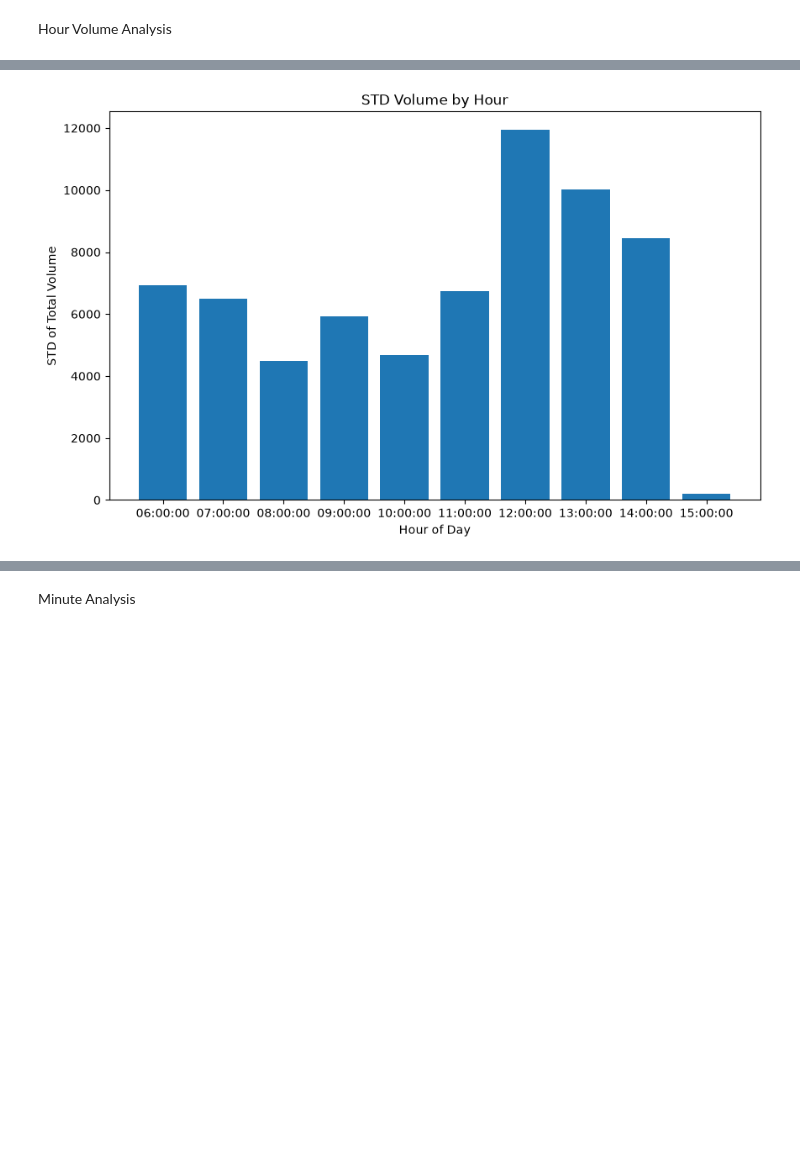
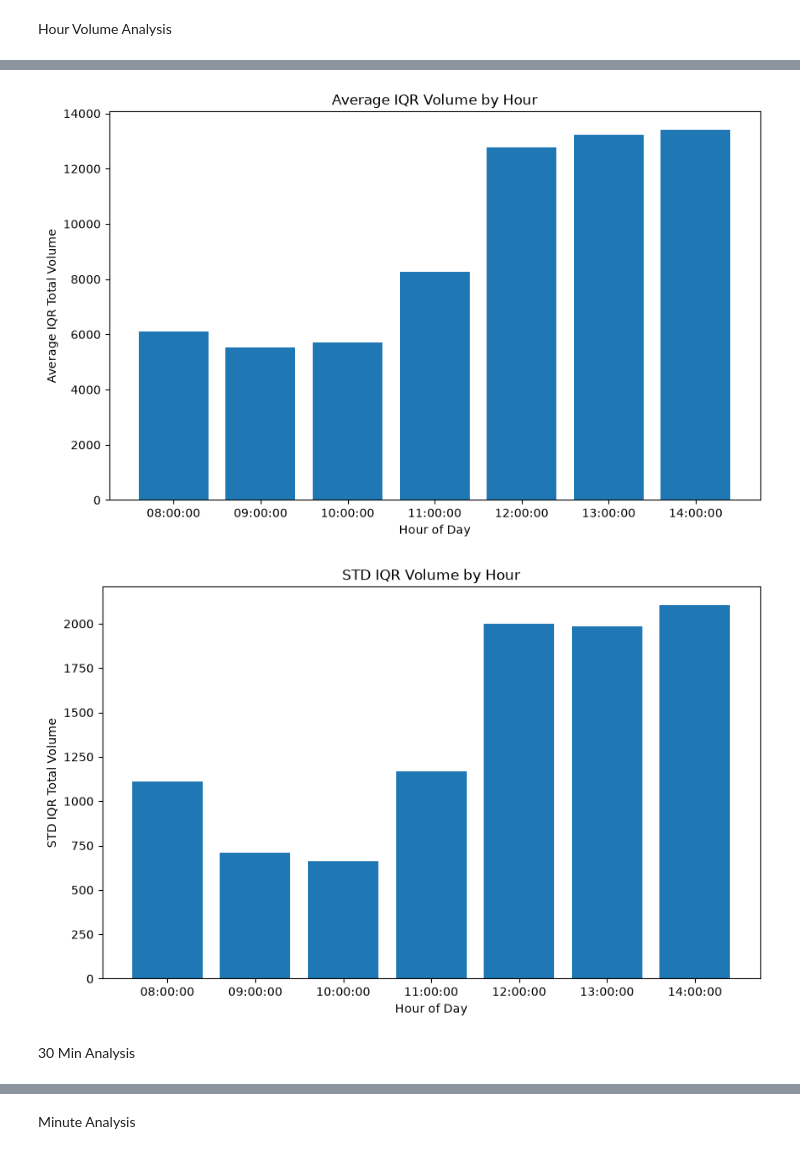
Before and after one commit to dogaha/technical-analysis, a Jupyter notebook: analysis/notebooks/01_volume.ipynb, the cells around one changed output, grey strips where cells are left out. Saved outputs shown, nothing was run; the diff lists cells and outputs as text; code cells hidden in the pictures; blank space fills up the shorter version.

```diff
--- a/analysis/notebooks/01_volume.ipynb
+++ b/analysis/notebooks/01_volume.ipynb
@@ -94,5 +96,7 @@ plt.show()
 Hour Volume Analysis
 # %%
 hr_agg = df_hr.groupby('bar_time')['total_volume'].agg(['mean','median','std'])
-print(hr_agg.sort_values('mean', ascending=False).index)
-print(hr_agg.sort_values('std', ascending=True).index)
+df_hr['q1'] =df_hr.groupby('bar_time')['total_volume'].transform(lambda t: t.quantile(.25))
+df_hr['q3'] =df_hr.groupby('bar_time')['total_volume'].transform(lambda t: t.quantile(.75))
+df_hr_IQR = df_hr[(df_hr['total_volume']>=df_hr['q1'])&(df_hr['total_volume']<=df_hr['q3'])]
+hr_agg_IQR = df_hr_IQR.groupby('bar_time')['total_volume'].agg(['mean','median','std'])
@@ -116,9 +120,19 @@ plt.show()
-# %%
-plt.figure(figsize=(10,6))
-plt.bar(hr_agg.index.astype(str), hr_agg['std'])
-plt.xlabel('Hour of Day')
-plt.ylabel('STD of Total Volume')
-plt.title('STD Volume by Hour')
-plt.show()
-# %% [output]
-[figure, removed]
+# %%
+plt.figure(figsize=(10,6))
+plt.bar(hr_agg_IQR.index.astype(str), hr_agg['mean'])
+plt.xlabel('Hour of Day')
+plt.ylabel('Average IQR Total Volume')
+plt.title('Average IQR Volume by Hour')
+plt.show()
+
+plt.figure(figsize=(10,6))
+plt.bar(hr_agg_IQR.index.astype(str), hr_agg_IQR['std'])
+plt.xlabel('Hour of Day')
+plt.ylabel('STD IQR Total Volume')
+plt.title('STD IQR Volume by Hour')
+plt.show()
+# %% [output]
+[figure, added]
+[figure, added]
+# %% [markdown]
+30 Min Analysis
```
Also changed, not shown: parts of 17 cells of this notebook, 2 other files.
